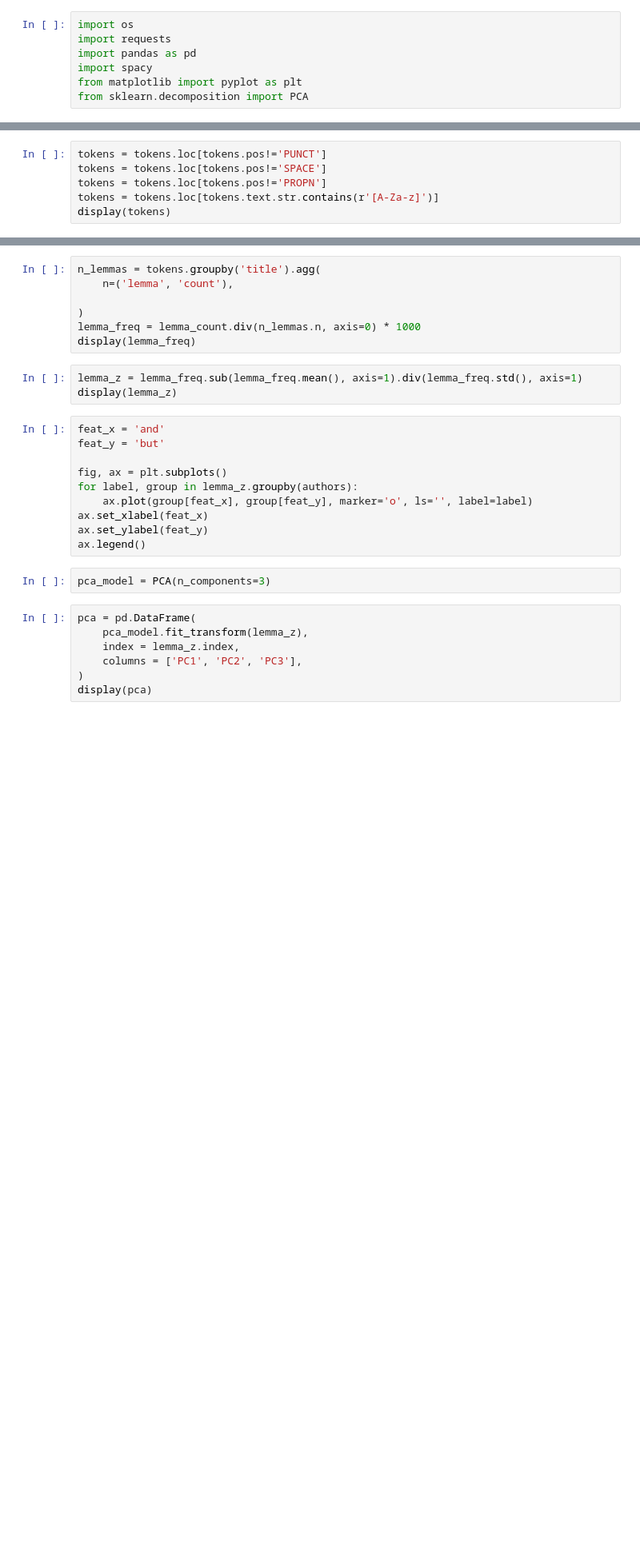
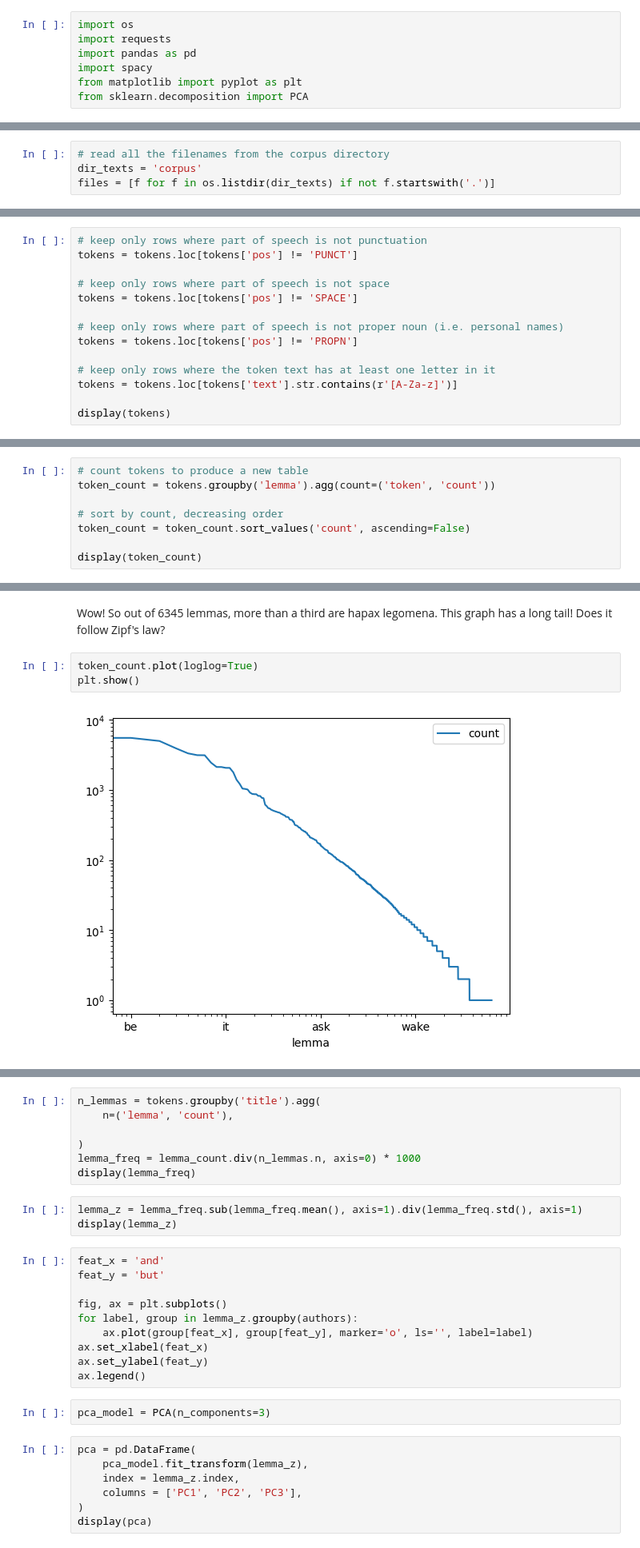
Before and after one commit to cwf2/clas-3801-fa23, a Jupyter notebook: Week_05/Nesbit-Doyle.ipynb, the cells around one changed output, grey strips where cells are left out. Shown at 80% size. Drawn from its saved outputs; the diff is of its cells as text; blank space fills up the shorter version.

```diff
--- a/Week_05/Nesbit-Doyle.ipynb
+++ b/Week_05/Nesbit-Doyle.ipynb
@@ -34,0 +47,4 @@ display(corpus)
+# %%
+# read all the filenames from the corpus directory
+dir_texts = 'corpus'
+files = [f for f in os.listdir(dir_texts) if not f.startswith('.')]
@@ -43,6 +199,14 @@ display(tokens)
 # %%
-tokens = tokens.loc[tokens.pos!='PUNCT']
-tokens = tokens.loc[tokens.pos!='SPACE']
-tokens = tokens.loc[tokens.pos!='PROPN']
-tokens = tokens.loc[tokens.text.str.contains(r'[A-Za-z]')]
+# keep only rows where part of speech is not punctuation
+tokens = tokens.loc[tokens['pos'] != 'PUNCT']
+
+# keep only rows where part of speech is not space
+tokens = tokens.loc[tokens['pos'] != 'SPACE']
+
+# keep only rows where part of speech is not proper noun (i.e. personal names)
+tokens = tokens.loc[tokens['pos'] != 'PROPN']
+
+# keep only rows where the token text has at least one letter in it
+tokens = tokens.loc[tokens['text'].str.contains(r'[A-Za-z]')]
+
 display(tokens)
@@ -62,0 +330,8 @@ for label, group in pos_freq.groupby(authors):
+# %%
+# count tokens to produce a new table
+token_count = tokens.groupby('lemma').agg(count=('token', 'count'))
+
+# sort by count, decreasing order
+token_count = token_count.sort_values('count', ascending=False)
+
+display(token_count)
@@ -62,0 +359,7 @@ for label, group in pos_freq.groupby(authors):
+# %% [markdown]
+Wow! So out of 6345 lemmas, more than a third are hapax legomena. This graph has a long tail! Does it follow Zipf's law?
+# %%
+token_count.plot(loglog=True)
+plt.show()
+# %% [output]
+[figure, added]
```
Also changed, not shown: parts of 36 cells of this notebook.
